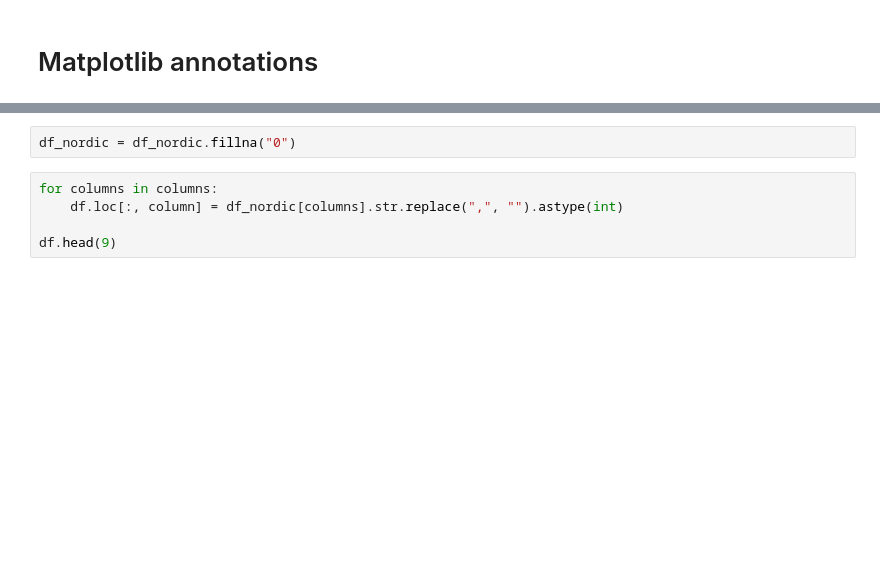
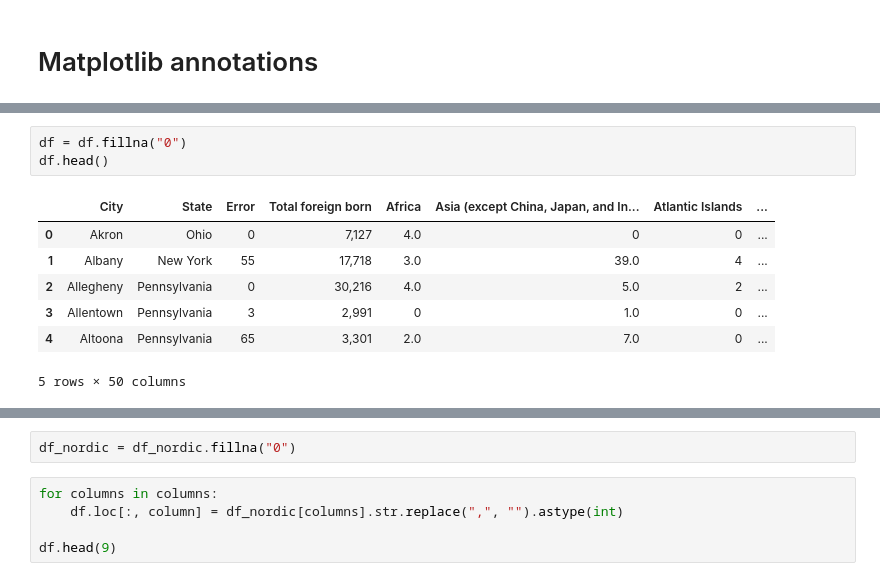
Before and after one commit to MilouSandenL/data_visualization_milou, a Jupyter notebook: code_alongs/03_matplotlib_annotations/matplotlib_annotations.ipynb, the cells around one changed output, grey strips where cells are left out. Cells and saved outputs as stored; diff of their text form; blank space fills up the shorter version.

```diff
--- a/code_alongs/03_matplotlib_annotations/matplotlib_annotations.ipynb
+++ b/code_alongs/03_matplotlib_annotations/matplotlib_annotations.ipynb
@@ -15 +47,12 @@ df["Total foreign born"].iloc[0]
+# %%
+df = df.fillna("0")
+df.head()
+# %% [output]
+|  | City | State | Error | Total foreign born | Africa | Asia (except China, Japan, and In... | Atlantic Islands | ... |
+| 0 | Akron | Ohio | 0 | 7,127 | 4.0 | 0 | 0 | ... |
+| 1 | Albany | New York | 55 | 17,718 | 3.0 | 39.0 | 4 | ... |
+| 2 | Allegheny | Pennsylvania | 0 | 30,216 | 4.0 | 5.0 | 2 | ... |
+| 3 | Allentown | Pennsylvania | 3 | 2,991 | 0 | 1.0 | 0 | ... |
+| 4 | Altoona | Pennsylvania | 65 | 3,301 | 2.0 | 7.0 | 0 | ... |
+5 rows × 50 columns
 # %%
```
Also changed, not shown: parts of 15 cells of this notebook, 1 other file.
